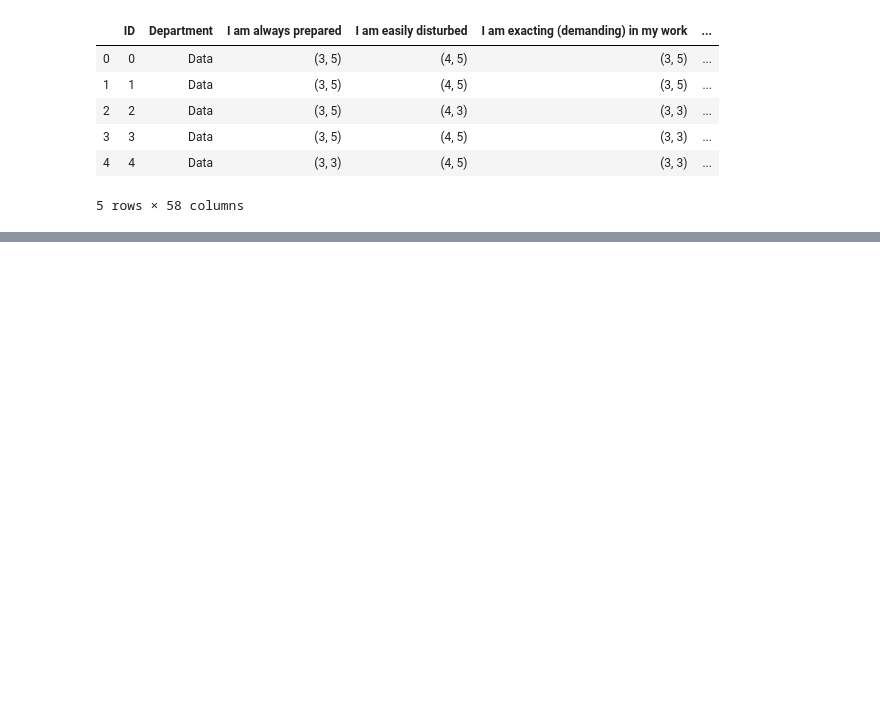
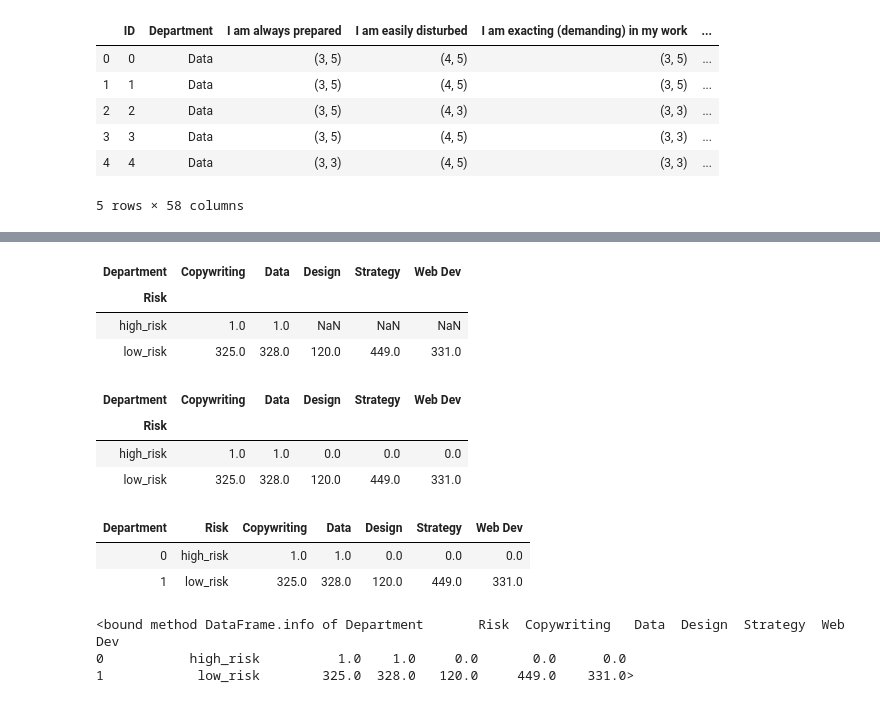
Before and after one commit to KhomotsoT/Data-wrangling, a Jupyter notebook: Data_wrangling.ipynb, the cells around one changed output, grey strips where cells are left out. Drawn from its saved outputs; the diff is of its cells as text; code cells hidden in the pictures; blank space fills up the shorter version.

```diff
--- a/Data_wrangling.ipynb
+++ b/Data_wrangling.ipynb
@@ -173,0 +197,34 @@ merged_data.head()
+# %%
+# replacing 'Web dev' with 'Web Dev'
+merged_data["Department"].replace(["Web dev"], "Web Dev", inplace=True)
+# %%
+grouped = merged_data.groupby('Risk')['Department'].value_counts().unstack()
+grouped
+# %% [output]
+| Department | Copywriting | Data | Design | Strategy | Web Dev |
+| Risk |  |  |  |  |  |
+| high_risk | 1.0 | 1.0 | NaN | NaN | NaN |
+| low_risk | 325.0 | 328.0 | 120.0 | 449.0 | 331.0 |
+# %%
+#filling NaN with 0
+grouped.fillna(0, inplace = True)
+grouped
+# %% [output]
+| Department | Copywriting | Data | Design | Strategy | Web Dev |
+| Risk |  |  |  |  |  |
+| high_risk | 1.0 | 1.0 | 0.0 | 0.0 | 0.0 |
+| low_risk | 325.0 | 328.0 | 120.0 | 449.0 | 331.0 |
+# %%
+# resting index
+grouped_df = pd.DataFrame(grouped.reset_index())
+grouped_df
+# %% [output]
+| Department | Risk | Copywriting | Data | Design | Strategy | Web Dev |
+| 0 | high_risk | 1.0 | 1.0 | 0.0 | 0.0 | 0.0 |
+| 1 | low_risk | 325.0 | 328.0 | 120.0 | 449.0 | 331.0 |
+# %%
+grouped_df.info
+# %% [output]
+<bound method DataFrame.info of Department       Risk  Copywriting   Data  Design  Strategy  Web Dev
+0           high_risk          1.0    1.0     0.0       0.0      0.0
+1            low_risk        325.0  328.0   120.0     449.0    331.0>
```
Also changed, not shown: parts of 3 cells of this notebook.
